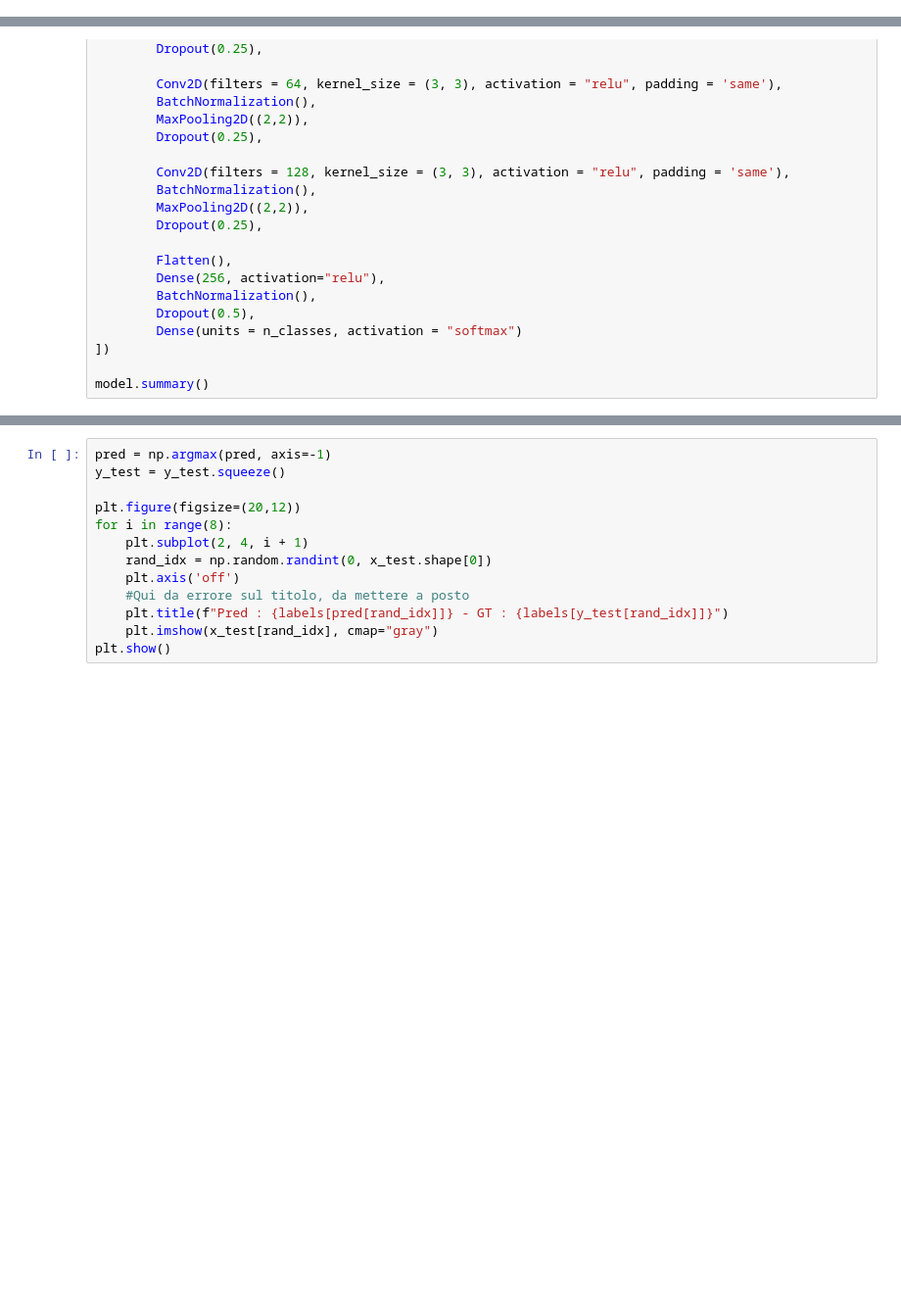
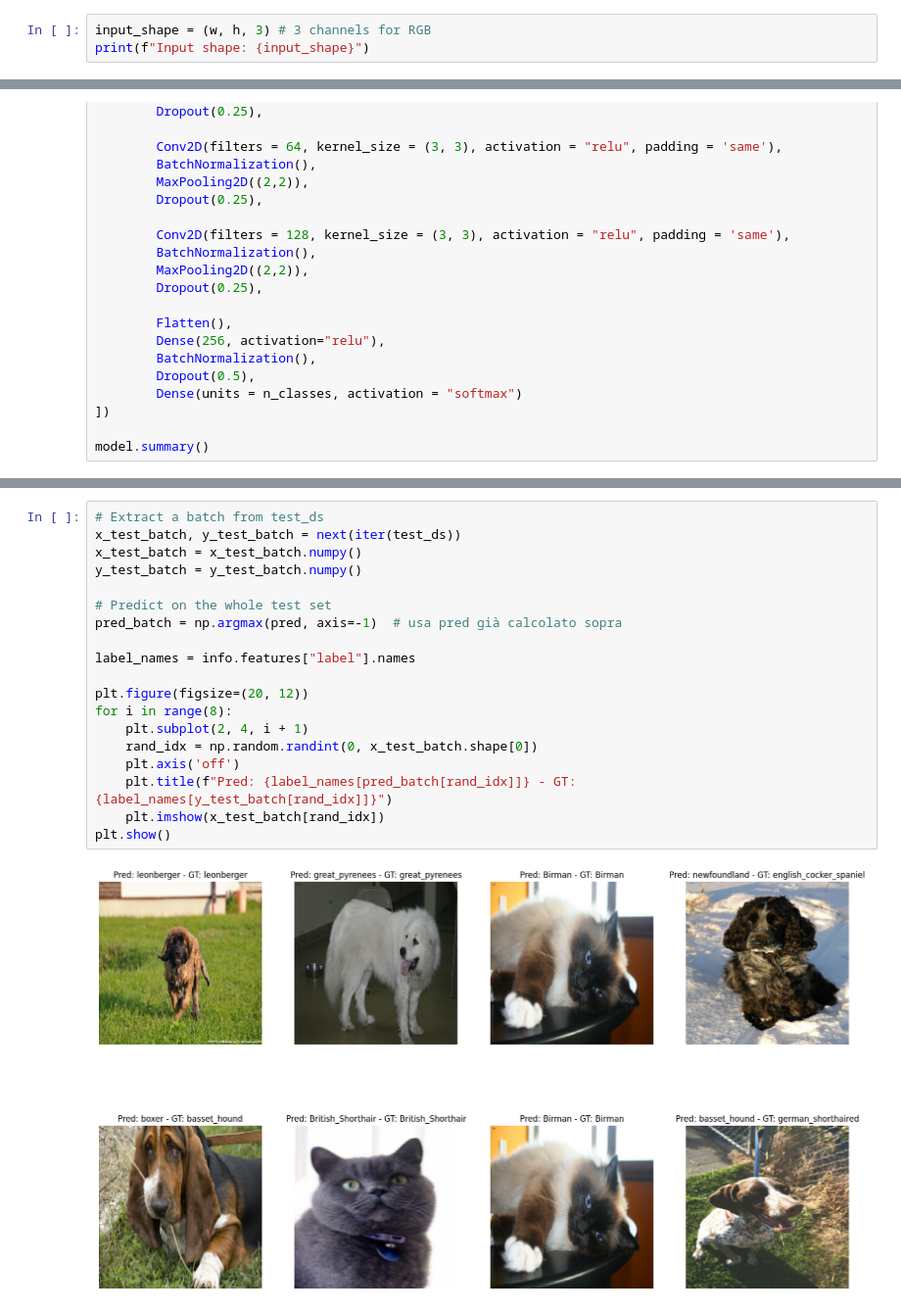
Before and after one commit to Nicolo02/PetClassification_CV_Project, a Jupyter notebook: Task1.ipynb, the cells around one changed output, grey strips where cells are left out. Shown at 98% size. Cells and saved outputs as stored; diff of their text form; blank space fills up the shorter version.

```diff
--- a/Task1.ipynb
+++ b/Task1.ipynb
@@ -127,0 +194,3 @@ input_shape = x_train.shape[1:]
+# %%
+input_shape = (w, h, 3) # 3 channels for RGB
+print(f"Input shape: {input_shape}")
@@ -194,13 +504,21 @@ print("Test Input Shape: {} Test output shape: {}".format(x_test.shape, pred.sha
 # %%
-pred = np.argmax(pred, axis=-1)
-y_test = y_test.squeeze()
+# Extract a batch from test_ds
+x_test_batch, y_test_batch = next(iter(test_ds))
+x_test_batch = x_test_batch.numpy()
+y_test_batch = y_test_batch.numpy()
 
-plt.figure(figsize=(20,12))
+# Predict on the whole test set
+pred_batch = np.argmax(pred, axis=-1)  # usa pred già calcolato sopra
+
+label_names = info.features["label"].names
+
+plt.figure(figsize=(20, 12))
 for i in range(8):
     plt.subplot(2, 4, i + 1)
-    rand_idx = np.random.randint(0, x_test.shape[0])
+    rand_idx = np.random.randint(0, x_test_batch.shape[0])
     plt.axis('off')
-    #Qui da errore sul titolo, da mettere a posto
-    plt.title(f"Pred : {labels[pred[rand_idx]]} - GT : {labels[y_test[rand_idx]]}")
-    plt.imshow(x_test[rand_idx], cmap="gray")
+    plt.title(f"Pred: {label_names[pred_batch[rand_idx]]} - GT: {label_names[y_test_batch[rand_idx]]}")
+    plt.imshow(x_test_batch[rand_idx])
 plt.show()
+# %% [output]
+[figure, added]
```
Also changed, not shown: parts of 25 cells of this notebook.
